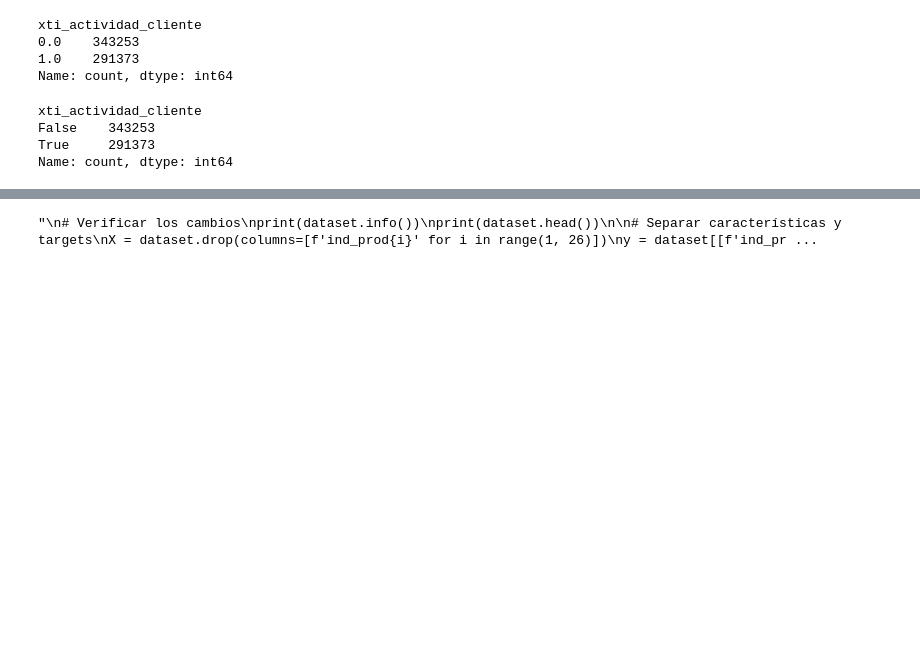
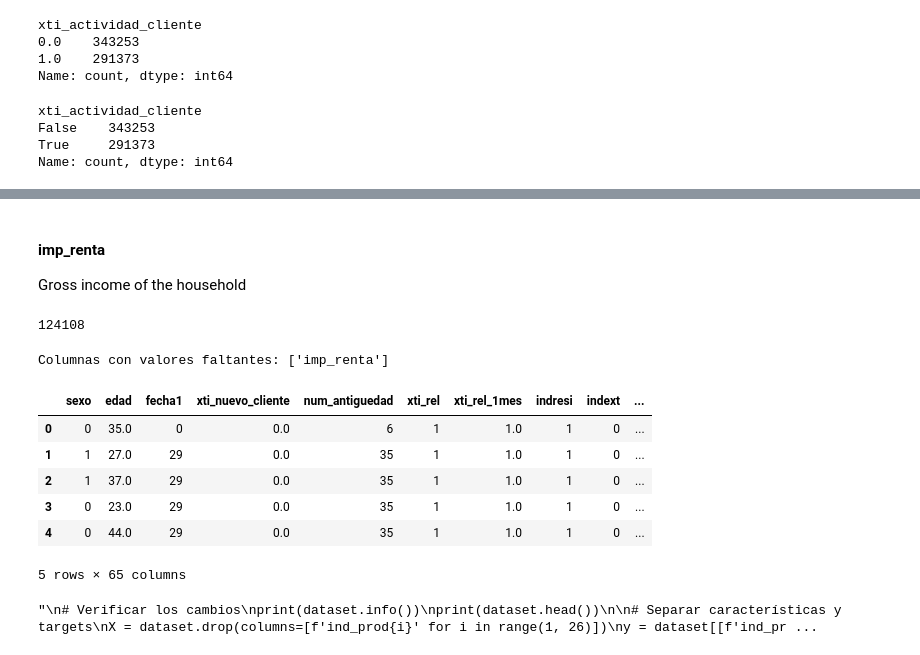
Before and after one commit to pepelopelope/Banking-Product-Recommendations-ML-Project, a Jupyter notebook: Codigo.ipynb, the cells around one changed output, grey strips where cells are left out. Drawn from its saved outputs; the diff is of its cells as text; code cells hidden in the pictures; blank space fills up the shorter version.

```diff
--- a/Codigo.ipynb
+++ b/Codigo.ipynb
@@ -1048,0 +1243,3 @@ Name: count, dtype: int64
+# %%
+missing_X = missing_data.drop('id_segmento', axis=1)
+predicted_values = model.predict(missing_X)
@@ -1048,0 +1252,2 @@ Name: count, dtype: int64
+# %%
+dataset.loc[dataset['id_segmento'].isnull(), 'id_segmento'] = predicted_values
@@ -1048,0 +1266,16 @@ Name: count, dtype: int64
+# %%
+dataset = pd.get_dummies(dataset, columns=['id_segmento'])
+# %% [markdown]
+#### imp_renta
+
+Gross	income	of	the	household
+# %%
+dataset['imp_renta'].isnull().sum()
+# %% [output]
+124108
+# %%
+# Identificar las columnas con valores faltantes
+columns_with_missing_values = ['imp_renta']
+print("Columnas con valores faltantes:", ['imp_renta'])
+# %% [output]
+Columnas con valores faltantes: ['imp_renta']
@@ -1048,0 +1285,19 @@ Name: count, dtype: int64
+# %%
+# Identificar las columnas ind_prod
+ind_prod_columns = [col for col in dataset.columns if col.startswith('ind_prod')]
+non_ind_prod_columns = [col for col in dataset.columns if not col.startswith('ind_prod')]
+
+# Separar las columnas ind_prod del resto del dataset
+dataset_non_ind_prod = dataset[non_ind_prod_columns]
+dataset_non_ind_prod = dataset_non_ind_prod.drop(columns=['cod_persona', 'mes'])
+dataset_ind_prod = dataset[ind_prod_columns]
+# %%
+dataset_non_ind_prod.head()
+# %% [output]
+|  | sexo | edad | fecha1 | xti_nuevo_cliente | num_antiguedad | xti_rel | xti_rel_1mes | indresi | indext | ... |
+| 0 | 0 | 35.0 | 0 | 0.0 | 6 | 1 | 1.0 | 1 | 0 | ... |
+| 1 | 1 | 27.0 | 29 | 0.0 | 35 | 1 | 1.0 | 1 | 0 | ... |
+| 2 | 1 | 37.0 | 29 | 0.0 | 35 | 1 | 1.0 | 1 | 0 | ... |
+| 3 | 0 | 23.0 | 29 | 0.0 | 35 | 1 | 1.0 | 1 | 0 | ... |
+| 4 | 0 | 44.0 | 29 | 0.0 | 35 | 1 | 1.0 | 1 | 0 | ... |
+5 rows × 65 columns
```
Also changed, not shown: parts of 36 cells of this notebook.
